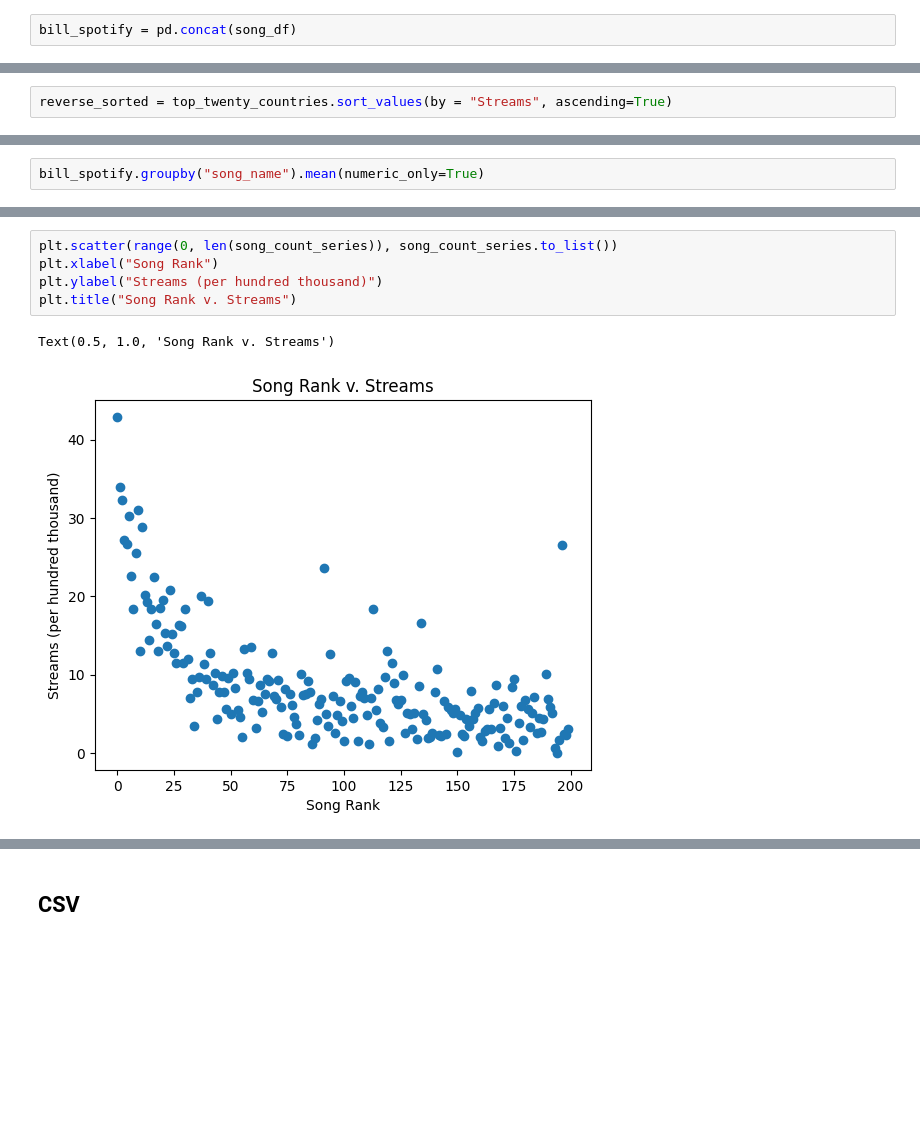
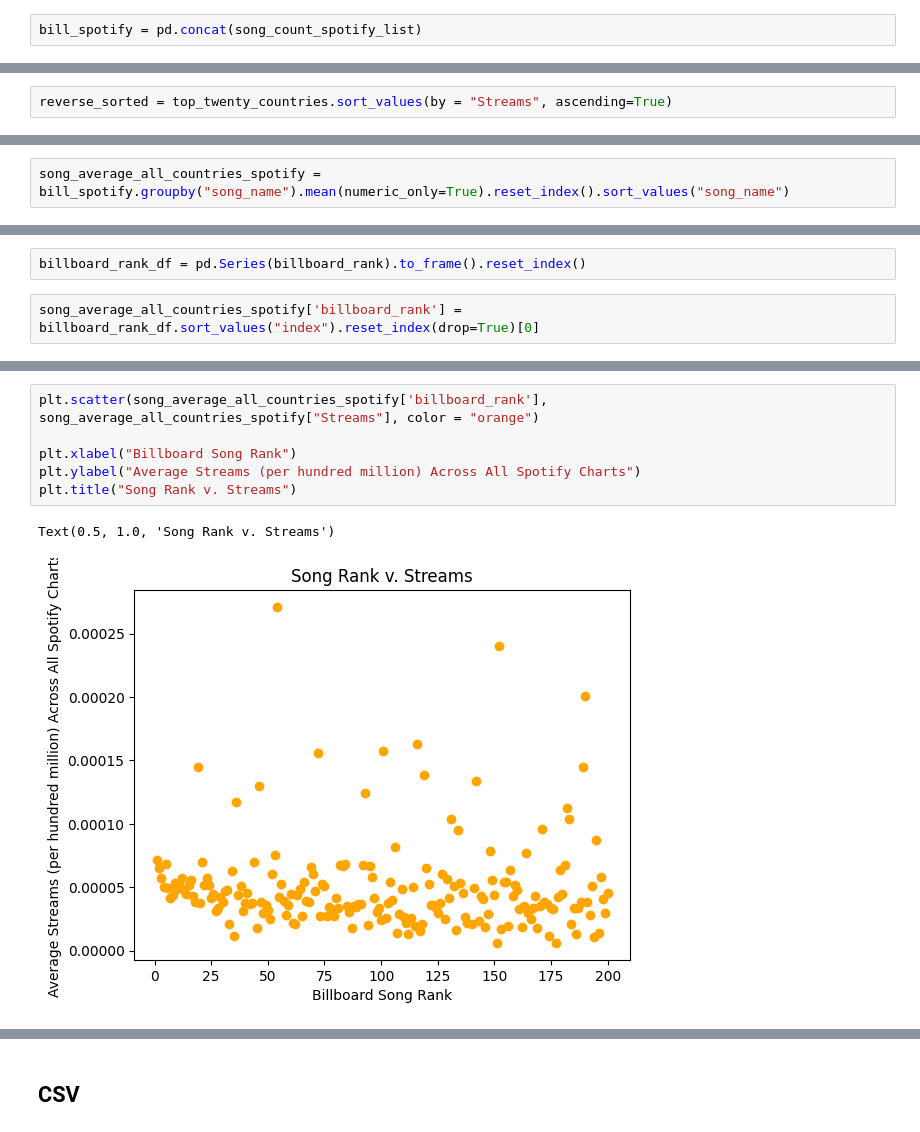
Before and after one commit to pvcampos-stack/220FinalProject_BillboardData, a Jupyter notebook: scraping_analysis/ExploratoryAnalysis.ipynb, the cells around one changed output, grey strips where cells are left out. Cells and saved outputs as stored; diff of their text form; blank space fills up the shorter version.

Commit message:
added new visualizations and correlation matrix.

```diff
--- a/scraping_analysis/ExploratoryAnalysis.ipynb
+++ b/scraping_analysis/ExploratoryAnalysis.ipynb
@@ -198,5 +208,5 @@ song_count_series = pd.Series(song_count).rename("total_counts")
 # %%
-bill_spotify = pd.concat(song_df)
+bill_spotify = pd.concat(song_count_spotify_list)
 # %%
 bill_spotify
 # %% [output]
@@ -267,2 +339,2 @@ Text(0.5, 1.0, 'Absolute Weekly Number of Streams by Country (Top 20 Countries)'
 # %%
-bill_spotify.groupby("song_name").mean(numeric_only=True)
+song_average_all_countries_spotify = bill_spotify.groupby("song_name").mean(numeric_only=True).reset_index().sort_values("song_name")
@@ -334,0 +341,4 @@ song_count_series.to_list()
+# %%
+billboard_rank_df = pd.Series(billboard_rank).to_frame().reset_index()
+# %%
+song_average_all_countries_spotify['billboard_rank'] = billboard_rank_df.sort_values("index").reset_index(drop=True)[0]
@@ -335,8 +377,9 @@ song_count_series.to_list()
 # %%
-plt.scatter(range(0, len(song_count_series)), song_count_series.to_list())
-plt.xlabel("Song Rank")
-plt.ylabel("Streams (per hundred thousand)")
+plt.scatter(song_average_all_countries_spotify['billboard_rank'], song_average_all_countries_spotify["Streams"], color = "orange")
+
+plt.xlabel("Billboard Song Rank")
+plt.ylabel("Average Streams (per hundred million) Across All Spotify Charts")
 plt.title("Song Rank v. Streams")
 # %% [output]
 Text(0.5, 1.0, 'Song Rank v. Streams')
-[figure, old version]
+[figure, new version]
```
Also changed, not shown: parts of 73 cells of this notebook.
